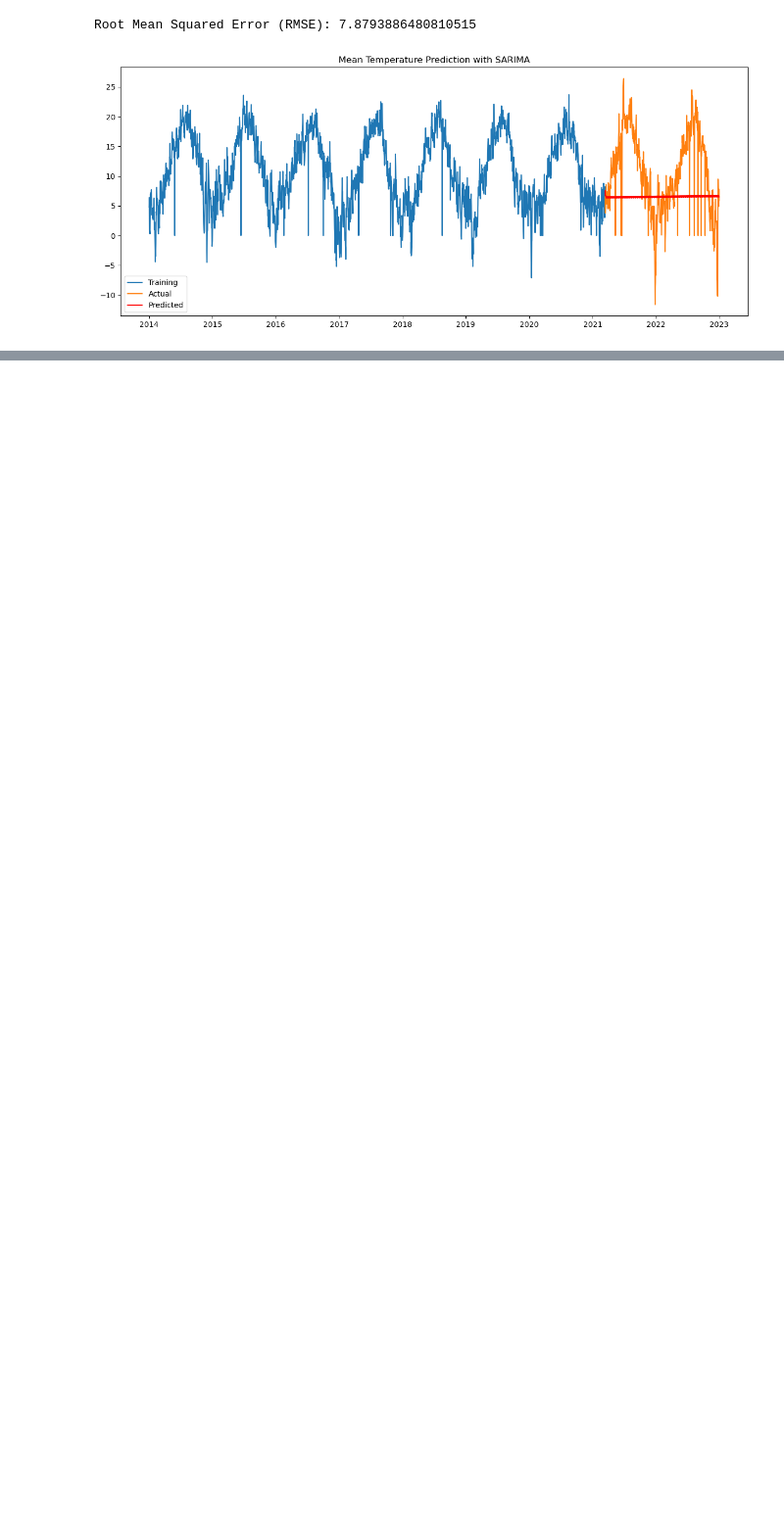
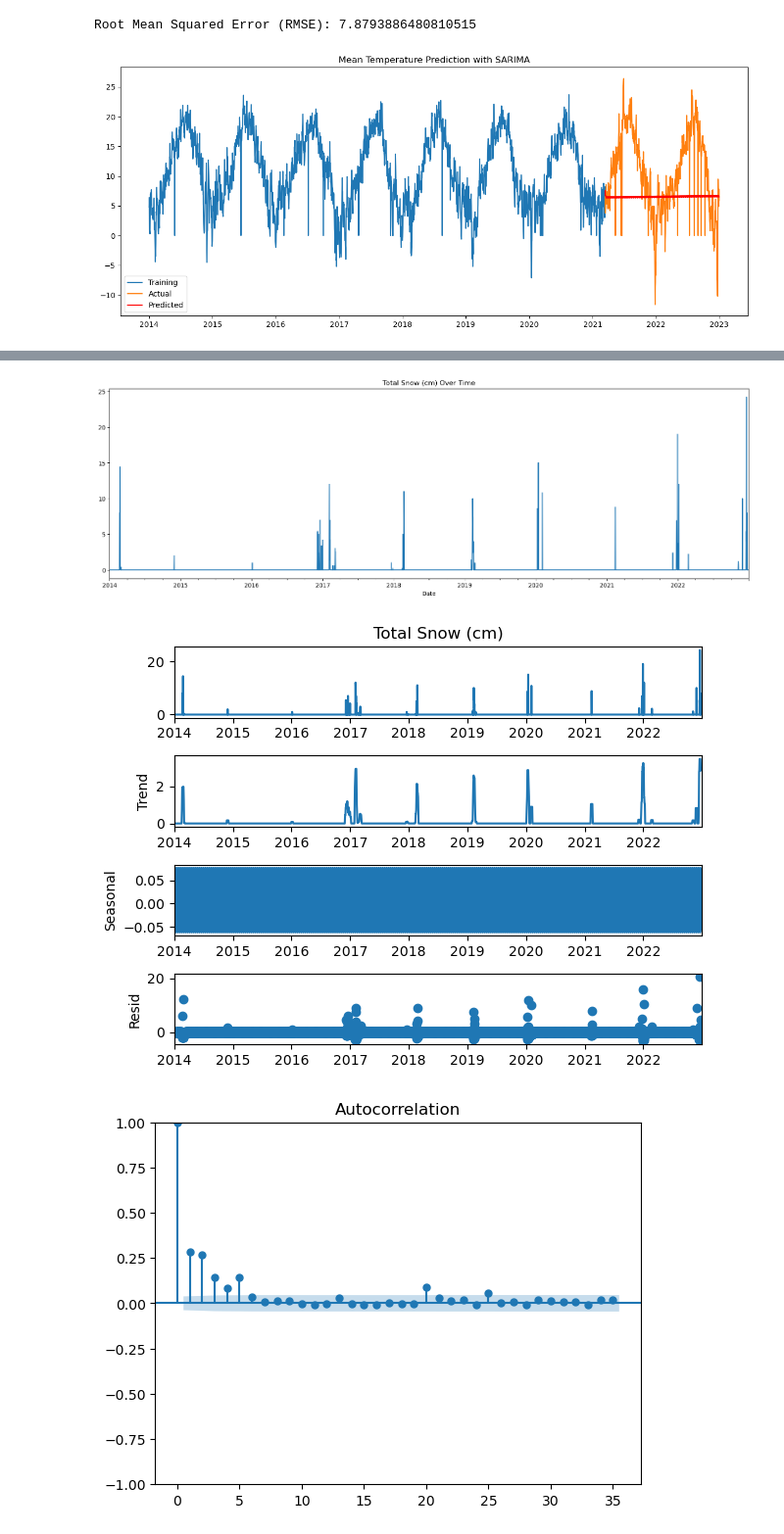
Before and after one commit to tombra1984/Vancouver_Weather_Predictions, a Jupyter notebook: model.ipynb, the cells around one changed output, grey strips where cells are left out. Shown at 98% size. Saved outputs shown, nothing was run; the diff lists cells and outputs as text; code cells hidden in the pictures; blank space fills up the shorter version.

```diff
--- a/model.ipynb
+++ b/model.ipynb
@@ -80,0 +98,62 @@ Root Mean Squared Error (RMSE): 7.8793886480810515
+# %%
+#get a time series model to determine the mean temperature in the year 2023
+# Combine date columns into a single datetime column
+combined_selected_filled['Date'] = pd.to_datetime(combined_selected_filled[['Year', 'Month', 'Day']])
+
+# Set the date as the index
+combined_selected_filled.set_index('Date', inplace=True)
+
+# Plot the time series data
+combined_selected_filled['Total Snow (cm)'].plot(figsize=(20, 6))
+plt.title('Total Snow (cm) Over Time')
+plt.show()
+
+
+# Decompose the time series to understand trends, seasonality, and residuals
+result = seasonal_decompose(combined_selected_filled['Total Snow (cm)'], model='additive', period=12)
+result.plot()
+plt.show()
+
+# Split the data into training and testing sets
+train_size = int(len(combined_selected_filled) * 0.8)
+train, test = combined_selected_filled[:train_size], combined_selected_filled[train_size:]
+
+# Plot autocorrelation and partial autocorrelation to determine the order of the SARIMA model
+plot_acf(train['Total Snow (cm)'])
+plot_pacf(train['Total Snow (cm)'])
+plt.show()
+
+# Use MinMaxScaler to scale the data
+scaler = MinMaxScaler()
+train_scaled = scaler.fit_transform(train[['Total Snow (cm)']])
+test_scaled = scaler.transform(test[['Total Snow (cm)']])
+
+# Fit a SARIMA model
+
+order = (1, 1, 1)  # Example order, tune this based on ACF and PACF plots
+model = SARIMAX(train_scaled, order=order, seasonal_order=(1, 1, 1, 12))
+fit_model = model.fit()
+
+# Predict on the test set
+predictions = fit_model.get_forecast(steps=len(test_scaled))
+predicted_mean = predictions.predicted_mean
+
+# Inverse transform the predictions to the original scale
+predicted_mean_original_scale = scaler.inverse_transform(np.array(predicted_mean).reshape(-1, 1))
+
+# Calculate RMSE
+rmse = np.sqrt(mean_squared_error(test['Total Snow (cm)'], predicted_mean_original_scale))
+print(f'Root Mean Squared Error (RMSE): {rmse}')
+
+# Plot the results
+plt.figure(figsize=(20, 6))
+plt.plot(train['Total Snow (cm)'], label='Training')
+plt.plot(test['Total Snow (cm)'], label='Actual')
+plt.plot(test.index, predicted_mean_original_scale, label='Predicted', color='red')
+plt.title('Total Snow (cm) Prediction with SARIMA')
+plt.legend()
+plt.show()
+# %% [output]
+[figure, added]
+[figure, added]
+[figure, added]
```
Also changed, not shown: parts of 2 cells of this notebook.
